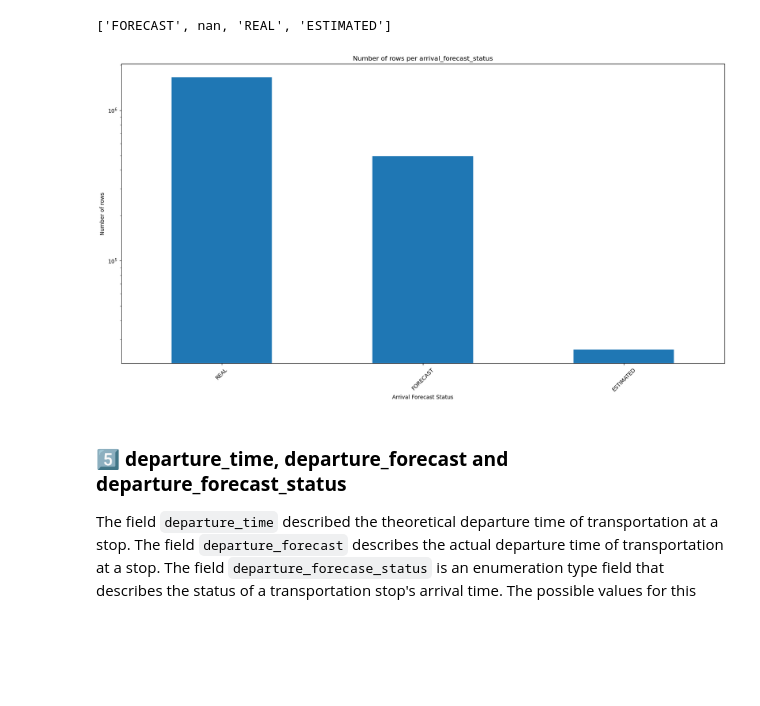
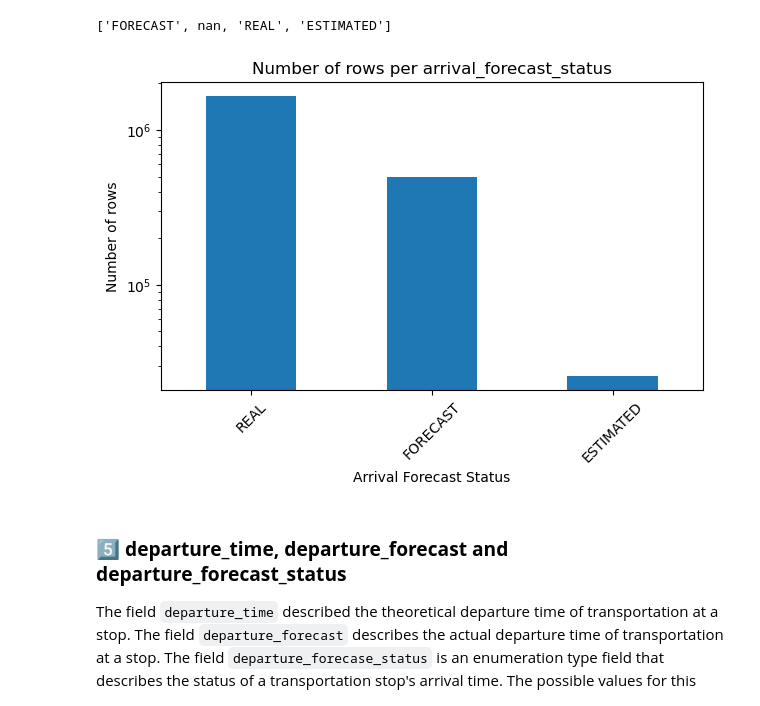
Before and after one commit to com-480-data-visualization/project-2023-choo-choo-data-darlings, a Jupyter notebook: preprocessing.ipynb, the cells around one changed output. Drawn from its saved outputs; the diff is of its cells as text; code cells hidden in the pictures; blank space fills up the shorter version.

Commit message:
change size images

```diff
--- a/preprocessing.ipynb
+++ b/preprocessing.ipynb
@@ -382,15 +382,15 @@ transport_data['arrival_forecast_status'].unique().tolist()
 ['FORECAST', nan, 'REAL', 'ESTIMATED']
 # %%
 value_counts = transport_data['arrival_forecast_status'].value_counts()
-plt.figure(figsize=(20, 10))
+plt.figure(figsize=(7, 4))
 value_counts.plot(kind='bar', rot=45)
 plt.title('Number of rows per arrival_forecast_status')
 plt.xlabel('Arrival Forecast Status')
 plt.ylabel('Number of rows')
 plt.yscale('log')
 plt.show()
 # %% [output]
-[figure, old version]
+[figure, new version]
 # %% [markdown]
 ### **5️⃣ departure_time, departure_forecast and departure_forecast_status**
 
```
Also changed, not shown: parts of 1 cell of this notebook, 1 other file.
